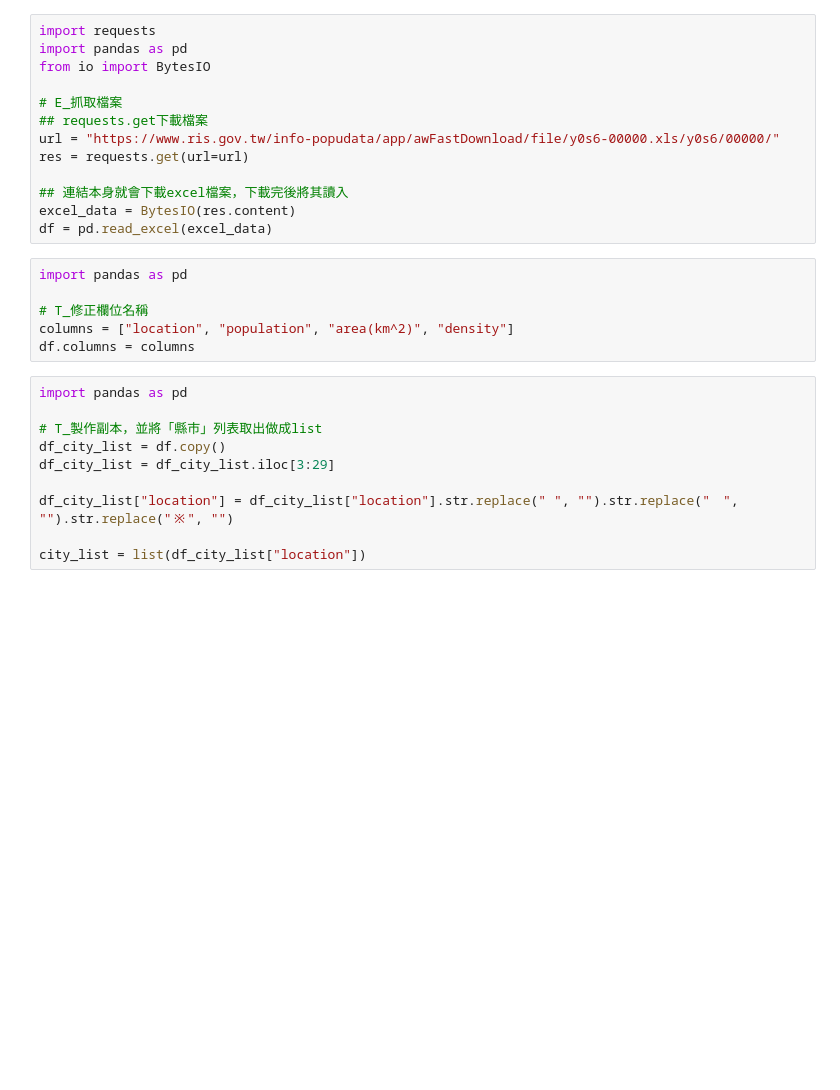
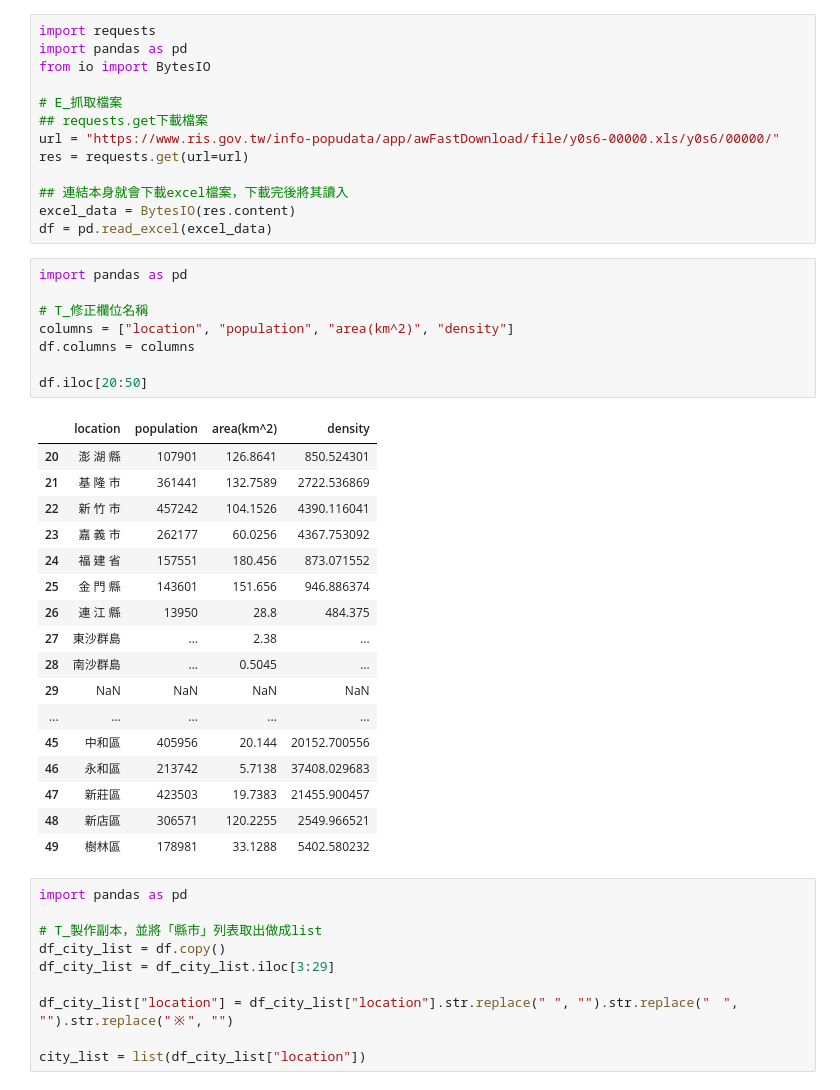
Before and after one commit to refinism-B/TJR103-Group-1-Project, a Jupyter notebook: code/1_bevis/E_location_area.ipynb, the cells around one changed output. Drawn from its saved outputs; the diff is of its cells as text; blank space fills up the shorter version.

```diff
--- a/code/1_bevis/E_location_area.ipynb
+++ b/code/1_bevis/E_location_area.ipynb
@@ -14,9 +14,29 @@ df = pd.read_excel(excel_data)
 # %%
 import pandas as pd
 
 # T_修正欄位名稱
 columns = ["location", "population", "area(km^2)", "density"]
 df.columns = columns
+
+df.iloc[20:50]
+# %% [output]
+|  | location | population | area(km^2) | density |
+| 20 | 澎 湖 縣 | 107901 | 126.8641 | 850.524301 |
+| 21 | 基 隆 市 | 361441 | 132.7589 | 2722.536869 |
+| 22 | 新 竹 市 | 457242 | 104.1526 | 4390.116041 |
+| 23 | 嘉 義 市 | 262177 | 60.0256 | 4367.753092 |
+| 24 | 福 建 省 | 157551 | 180.456 | 873.071552 |
+| 25 | 金 門 縣 | 143601 | 151.656 | 946.886374 |
+| 26 | 連 江 縣 | 13950 | 28.8 | 484.375 |
+| 27 | 東沙群島 | … | 2.38 | … |
+| 28 | 南沙群島 | … | 0.5045 | … |
+| 29 | NaN | NaN | NaN | NaN |
+| ... | ... | ... | ... | ... |
+| 45 | 中和區 | 405956 | 20.144 | 20152.700556 |
+| 46 | 永和區 | 213742 | 5.7138 | 37408.029683 |
+| 47 | 新莊區 | 423503 | 19.7383 | 21455.900457 |
+| 48 | 新店區 | 306571 | 120.2255 | 2549.966521 |
+| 49 | 樹林區 | 178981 | 33.1288 | 5402.580232 |
 # %%
 import pandas as pd
 
```
Also changed, not shown: parts of 2 cells of this notebook, 26 other files.
